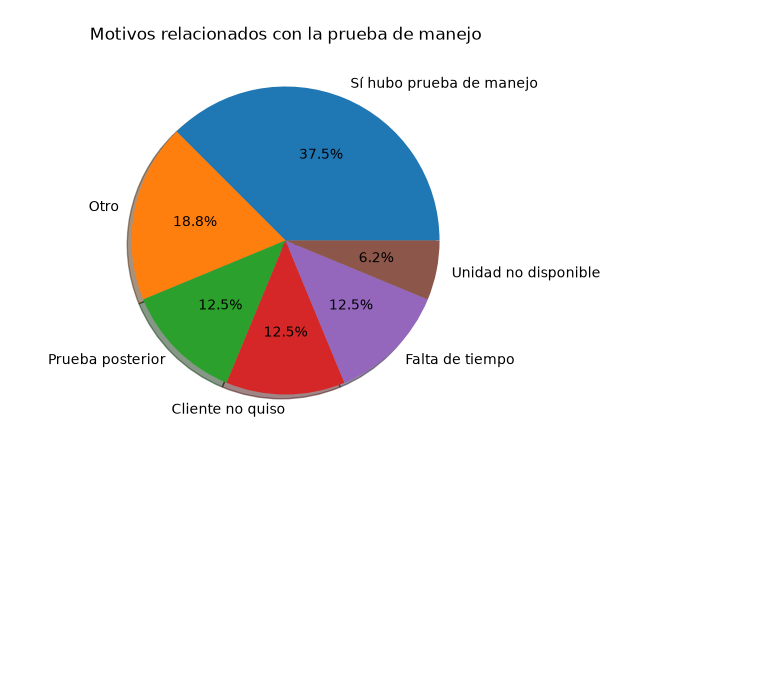
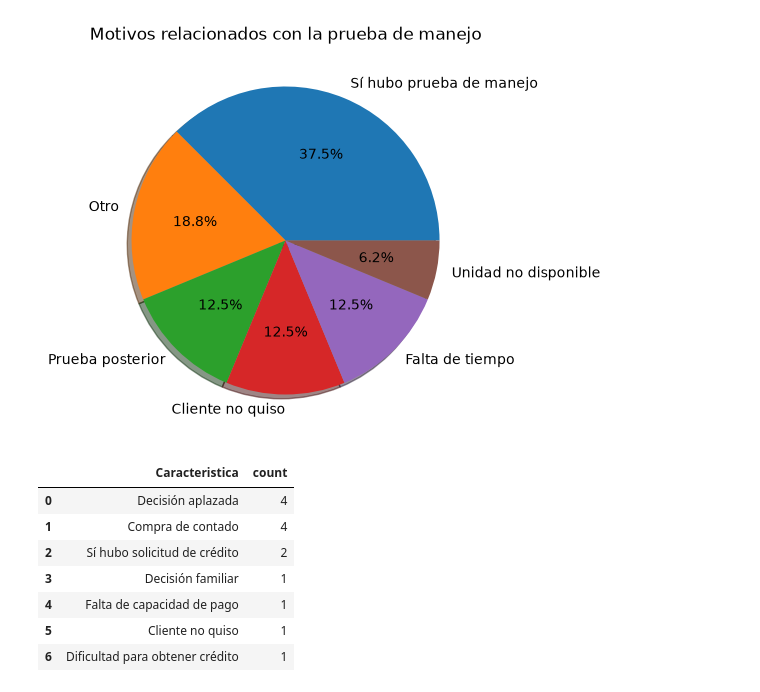
Before and after one commit to a01739242-ui/Extraccion_de_Caracteristicas, a Jupyter notebook: Actividad 4.1/codigo_categorias.ipynb, the cells around one changed output. Saved outputs shown, nothing was run; the diff lists cells and outputs as text; code cells hidden in the pictures; blank space fills up the shorter version.

```diff
--- a/Actividad 4.1/codigo_categorias.ipynb
+++ b/Actividad 4.1/codigo_categorias.ipynb
@@ -436,0 +499,17 @@ Text(0.5, 1.0, 'Motivos relacionados con la prueba de manejo')
+# %%
+Tabla_credito = (
+    Pregunta_credito["Caracteristica"]
+    .value_counts()
+    .reset_index()
+)
+
+Tabla_credito
+# %% [output]
+|  | Caracteristica | count |
+| 0 | Decisión aplazada | 4 |
+| 1 | Compra de contado | 4 |
+| 2 | Sí hubo solicitud de crédito | 2 |
+| 3 | Decisión familiar | 1 |
+| 4 | Falta de capacidad de pago | 1 |
+| 5 | Cliente no quiso | 1 |
+| 6 | Dificultad para obtener crédito | 1 |
```
Also changed, not shown: parts of 8 cells of this notebook, 1 other file.
